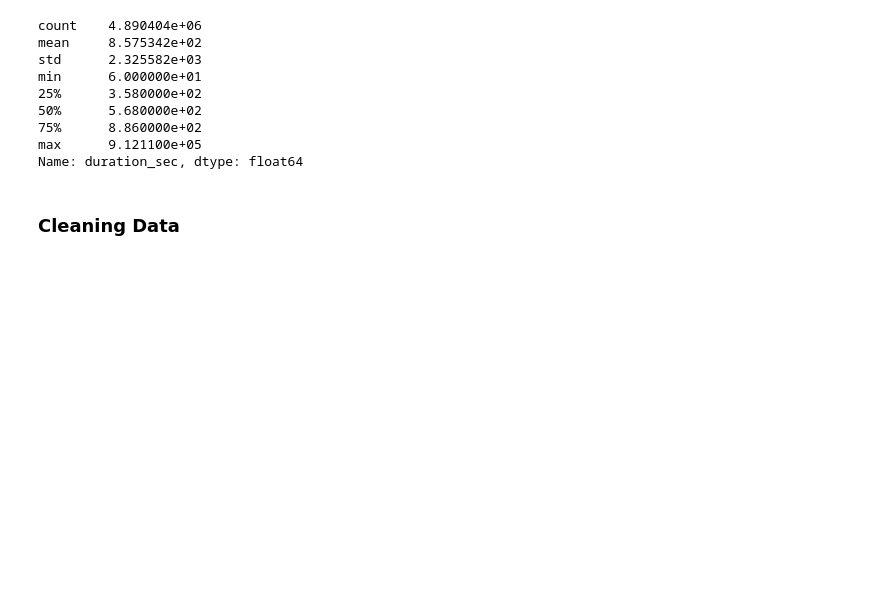
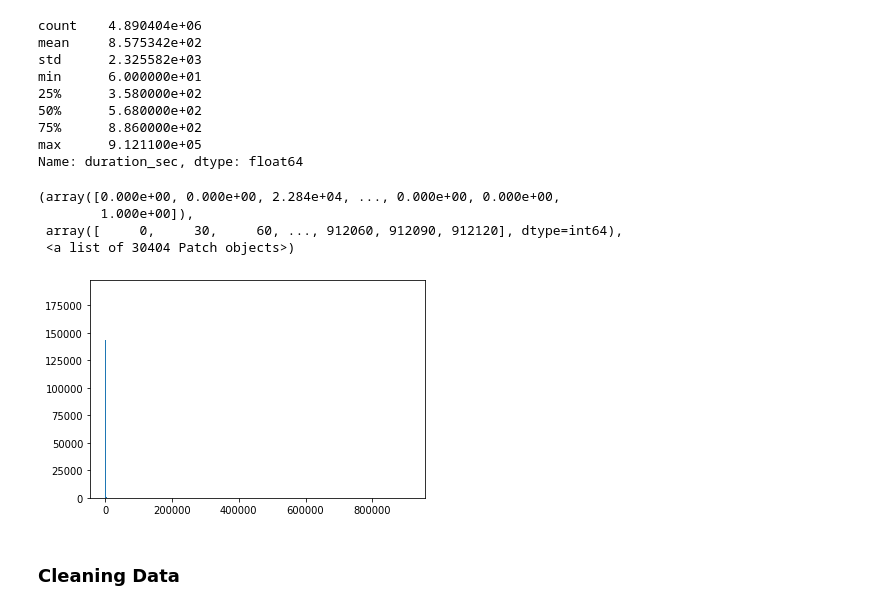
Before and after one commit to FarahAlthinayyan/Communicating_Data_Findings, a Jupyter notebook: exploration_template.ipynb, the cells around one changed output. Cells and saved outputs as stored; diff of their text form; code cells hidden in the pictures; blank space fills up the shorter version.

```diff
--- a/exploration_template.ipynb
+++ b/exploration_template.ipynb
@@ -164,8 +164,14 @@ min      6.000000e+01
 max      9.121100e+05
 Name: duration_sec, dtype: float64
 # %%
-bins_edges = np.arange(0, df.duration_sec.max()+3000, 3000)
+bins_edges = np.arange(0, df.duration_sec.max()+30, 30)
 plt.hist(data = df, x= 'duration_sec', bins = bins_edges)
+# %% [output]
+(array([0.000e+00, 0.000e+00, 2.284e+04, ..., 0.000e+00, 0.000e+00,
+        1.000e+00]),
+ array([     0,     30,     60, ..., 912060, 912090, 912120], dtype=int64),
+ <a list of 30404 Patch objects>)
+[figure, added]
 # %% [markdown]
 ### Cleaning Data
 # %% [markdown]
```
Also changed, not shown: parts of 11 cells of this notebook.
